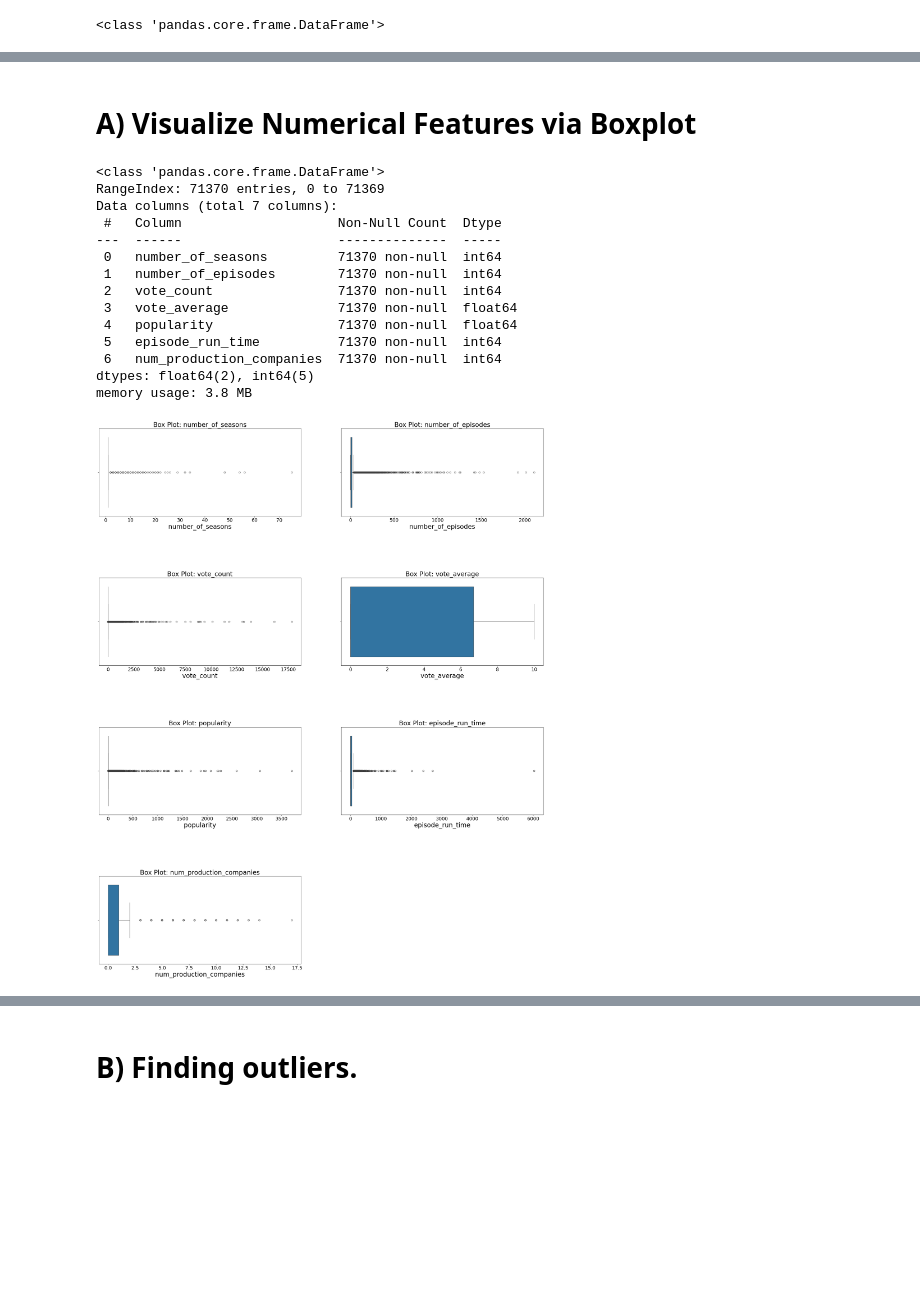
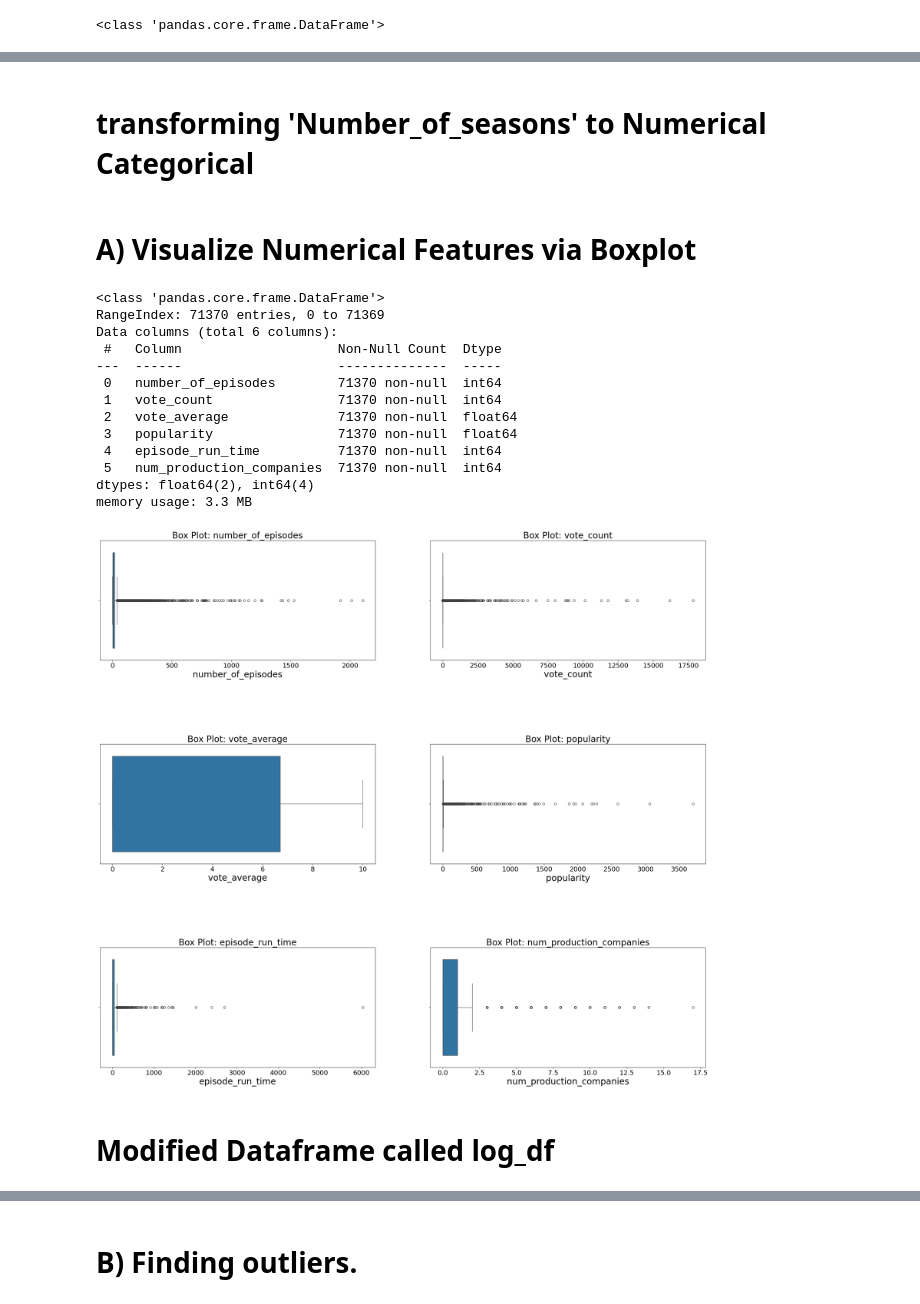
Before and after one commit to Asafhenig1/DS17_TMDB_Project, a Jupyter notebook: ML_TMDB_PROJECT_EDA_2.ipynb, the cells around one changed output, grey strips where cells are left out. Saved outputs shown, nothing was run; the diff lists cells and outputs as text; code cells hidden in the pictures; blank space fills up the shorter version.

Commit message:
Removing num_of_seasons - transforming it to Numerical Categorical

```diff
--- a/ML_TMDB_PROJECT_EDA_2.ipynb
+++ b/ML_TMDB_PROJECT_EDA_2.ipynb
@@ -57,39 +57,70 @@ memory usage: 7.8 MB
+# %% [markdown]
+# transforming 'Number_of_seasons' to Numerical Categorical
+# %%
+# transforming number of seasons to categorical by leaving 20 categories
+value_counts = df['number_of_seasons'].value_counts().sort_index().head(20)
+
+# Create bins including an 'above_20' category
+bins = list(range(1, 22)) + [float('inf')]  # Range 1-21, and infinity for values above 20
+labels = [f'{i}_season' for i in range(1, 21)] + ['above_20_seasons']
+
+# Create the new categorical feature 'number_of_seasons_encoded'
+df['number_of_seasons_encoded'] = pd.cut(df['number_of_seasons'],
+                                           bins=bins,
+                                           labels=labels,
+                                           right=False)
+
+df = df.drop('number_of_seasons', axis = 1)
+
+
+#change category back to int using label encoding
+
+# Initialize the LabelEncoder
+label_encoder = LabelEncoder()
+
+# Fit and transform the 'Fruit' column
+df['number_of_seasons_encoded'] = label_encoder.fit_transform(df['number_of_seasons_encoded'])
 # %% [markdown]
 # A) Visualize Numerical Features via Boxplot
 # %%
 df_numerical = df.select_dtypes(include=['int64','float64'])
 df_numerical = df_numerical.drop('id', axis = 1)
-numeric_cols = df_numerical.columns
+df_numerical = df_numerical.drop('number_of_seasons_encoded', axis = 1)
+
 df_numerical.info()
 # %% [output]
 <class 'pandas.core.frame.DataFrame'>
 RangeIndex: 71370 entries, 0 to 71369
-Data columns (total 7 columns):
+Data columns (total 6 columns):
  #   Column                    Non-Null Count  Dtype
 ---  ------                    --------------  -----
- 0   number_of_seasons         71370 non-null  int64
- 1   number_of_episodes        71370 non-null  int64
- 2   vote_count                71370 non-null  int64
- 3   vote_average              71370 non-null  float64
- 4   popularity                71370 non-null  float64
- 5   episode_run_time          71370 non-null  int64
- 6   num_production_companies  71370 non-null  int64
-dtypes: float64(2), int64(5)
-memory usage: 3.8 MB
+ 0   number_of_episodes        71370 non-null  int64
+ 1   vote_count                71370 non-null  int64
+ 2   vote_average              71370 non-null  float64
+ 3   popularity                71370 non-null  float64
+ 4   episode_run_time          71370 non-null  int64
+ 5   num_production_companies  71370 non-null  int64
+dtypes: float64(2), int64(4)
+memory usage: 3.3 MB
 # %%
 import matplotlib.pyplot as plt
 
 def outliers_boxplot(temp_df):
+    temp_df_numerical = temp_df.select_dtypes(include=['int64','float64'])
+    temp_numeric_cols = temp_df_numerical.columns
+
     plt.figure(figsize=(30, 300))
-    for i, col in enumerate(numeric_cols):
+    for i, col in enumerate(temp_numeric_cols):
         ax = plt.subplot(30, 2, i + 1)
-        sb.boxplot(data=df_numerical, x=col, ax=ax)
+        sb.boxplot(data=temp_df_numerical, x=col, ax=ax)
         plt.title(f'Box Plot: {col}', fontsize=24)
         plt.xlabel(f'{col}', fontsize=24)
         plt.xticks(fontsize=18)
     plt.subplots_adjust(hspace=0.7)
     plt.show()
 
 outliers_boxplot(df_numerical)
 # %% [output]
-[figure, old version]
+[figure, new version]
+# %% [markdown]
+# Modified Dataframe called log_df
```
Also changed, not shown: parts of 28 cells of this notebook.
